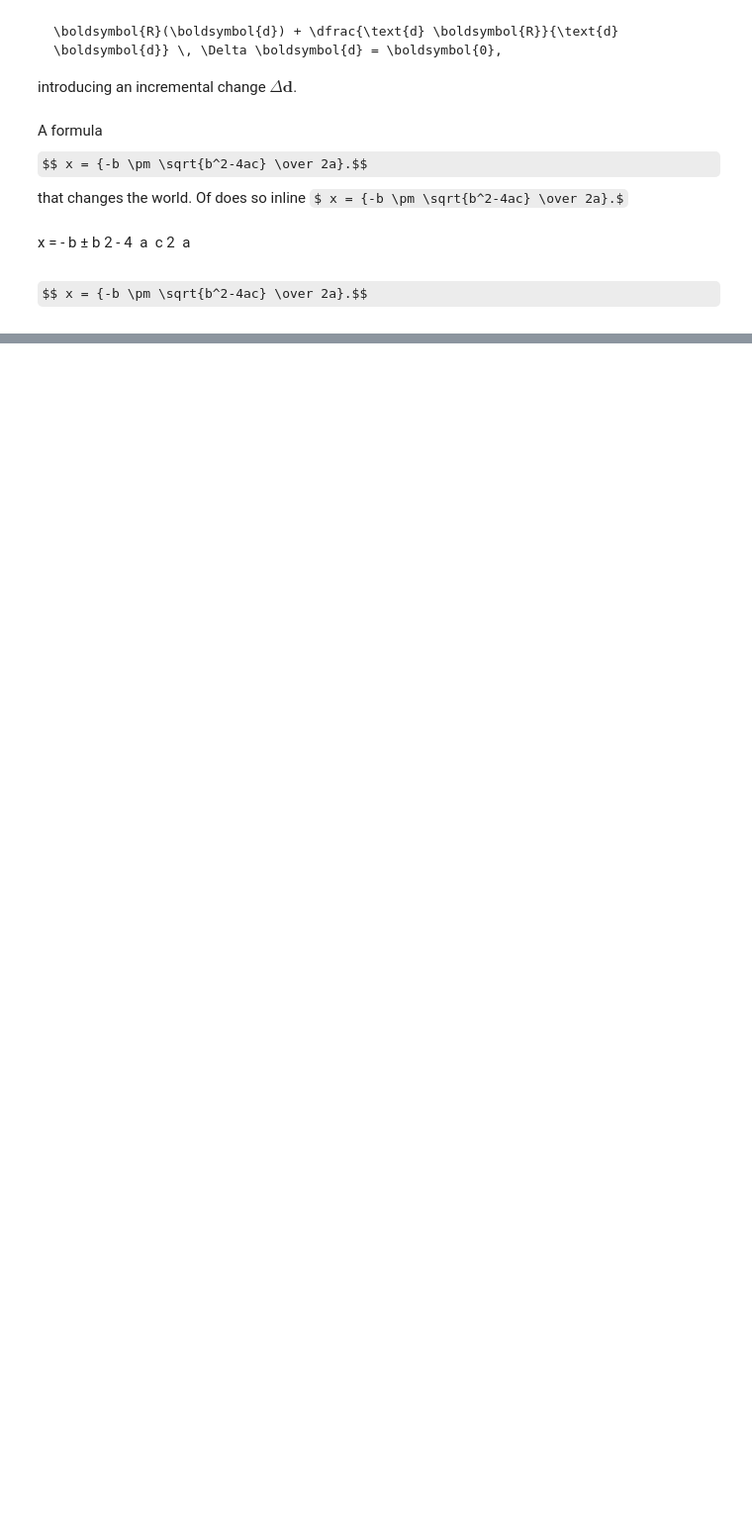
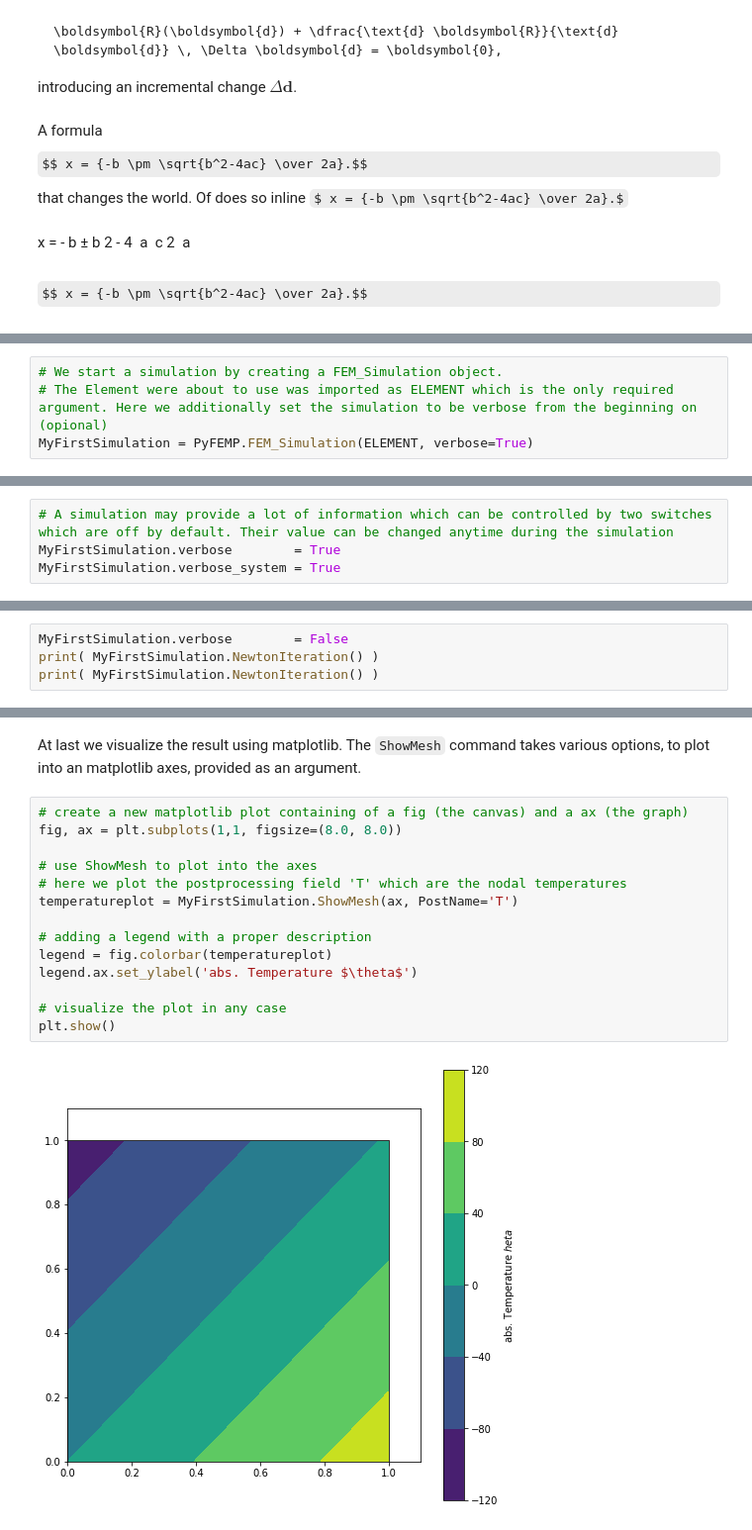
Before and after one commit to 5A5H/PyFEMP, a Jupyter notebook: Introduction.ipynb, the cells around one changed output, grey strips where cells are left out. Shown at 99% size. Saved outputs shown, nothing was run; the diff lists cells and outputs as text; some formulas as TeX source; blank space fills up the shorter version.

Commit message:
Start on a little documentation

```diff
--- a/Introduction.ipynb
+++ b/Introduction.ipynb
@@ -47,0 +61,4 @@ $$ x = {-b \pm \sqrt{b^2-4ac} \over 2a}.$$
+# %%
+# We start a simulation by creating a FEM_Simulation object.
+# The Element were about to use was imported as ELEMENT which is the only required argument. Here we additionally set the simulation to be verbose from the beginning on (opional)
+MyFirstSimulation = PyFEMP.FEM_Simulation(ELEMENT, verbose=True)
@@ -47,0 +72,4 @@ $$ x = {-b \pm \sqrt{b^2-4ac} \over 2a}.$$
+# %%
+# A simulation may provide a lot of information which can be controlled by two switches which are off by default. Their value can be changed anytime during the simulation
+MyFirstSimulation.verbose        = True
+MyFirstSimulation.verbose_system = True
@@ -47,0 +142,4 @@ $$ x = {-b \pm \sqrt{b^2-4ac} \over 2a}.$$
+# %%
+MyFirstSimulation.verbose        = False
+print( MyFirstSimulation.NewtonIteration() )
+print( MyFirstSimulation.NewtonIteration() )
@@ -47,0 +161,19 @@ $$ x = {-b \pm \sqrt{b^2-4ac} \over 2a}.$$
+# %% [markdown]
+At last we visualize the result using matplotlib.
+The `ShowMesh` command takes various options, to plot into an matplotlib axes, provided as an argument.
+# %%
+# create a new matplotlib plot containing of a fig (the canvas) and a ax (the graph)
+fig, ax = plt.subplots(1,1, figsize=(8.0, 8.0))
+
+# use ShowMesh to plot into the axes
+# here we plot the postprocessing field 'T' which are the nodal temperatures
+temperatureplot = MyFirstSimulation.ShowMesh(ax, PostName='T')
+
+# adding a legend with a proper description
+legend = fig.colorbar(temperatureplot)
+legend.ax.set_ylabel('abs. Temperature $\theta$')
+
+# visualize the plot in any case
+plt.show()
+# %% [output]
+[figure, added]
```
Also changed, not shown: parts of 19 cells of this notebook, 2 other files.
